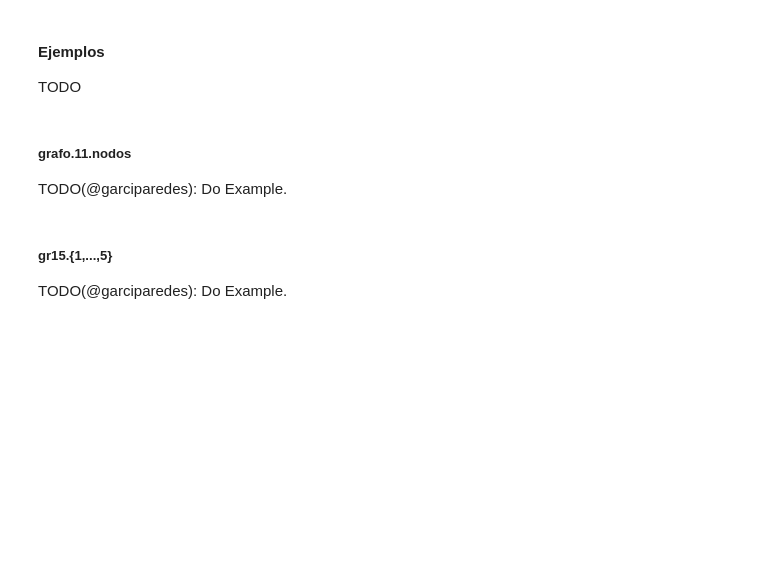
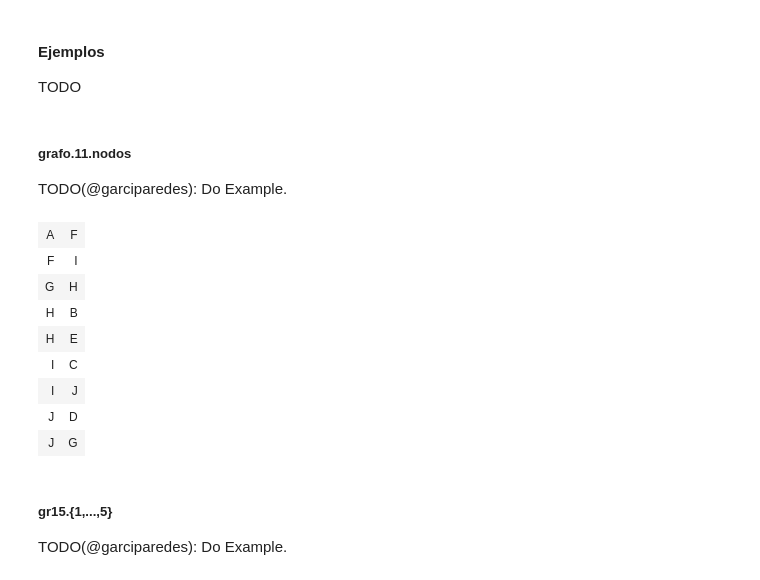
Before and after one commit to garciparedes/integer-programming-heuristics, a Jupyter notebook: integer-programming-network-heuristics.ipynb, the cells around one changed output. Saved outputs shown, nothing was run; the diff lists cells and outputs as text; code cells hidden in the pictures; blank space fills up the shorter version.

```diff
--- a/integer-programming-network-heuristics.ipynb
+++ b/integer-programming-network-heuristics.ipynb
@@ -627,6 +642,21 @@ TODO
 ##### grafo.11.nodos
 
 TODO(@garciparedes): Do Example.
+# %%
+y <-
+    paste0(dataset.mosel, "mosel_output_components_11_steiner.csv") %>%
+    ReadEdgesList()
+cbind(LETTERS[y[,1]], LETTERS[y[,2]])
+# %% [output]
+| A | F |
+| F | I |
+| G | H |
+| H | B |
+| H | E |
+| I | C |
+| I | J |
+| J | D |
+| J | G |
 # %% [markdown]
 ##### gr15.{1,...,5}
 
```
Also changed, not shown: parts of 8 cells of this notebook.
